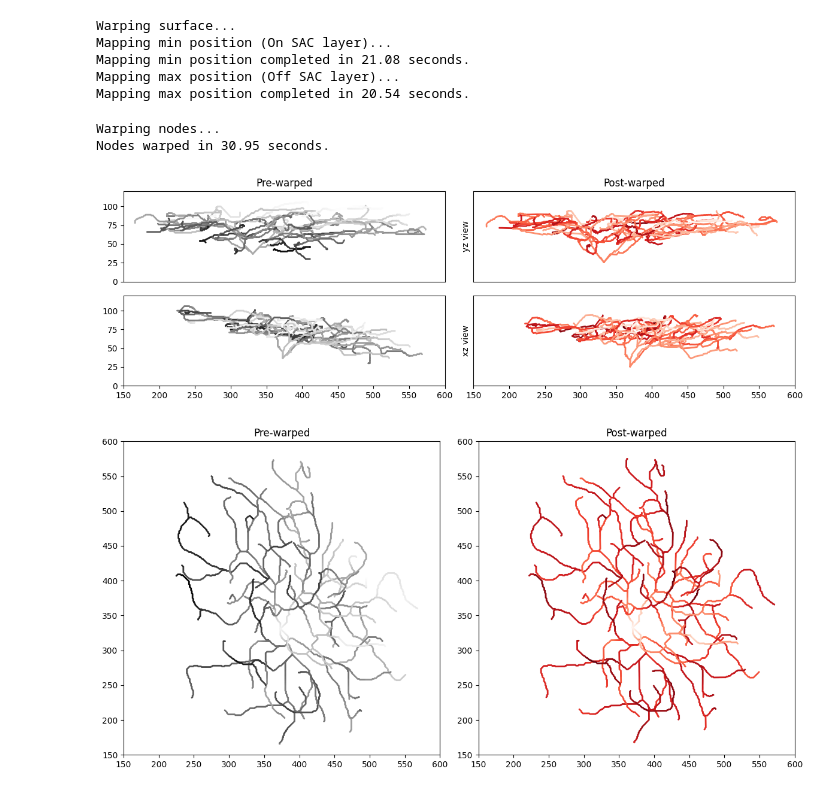
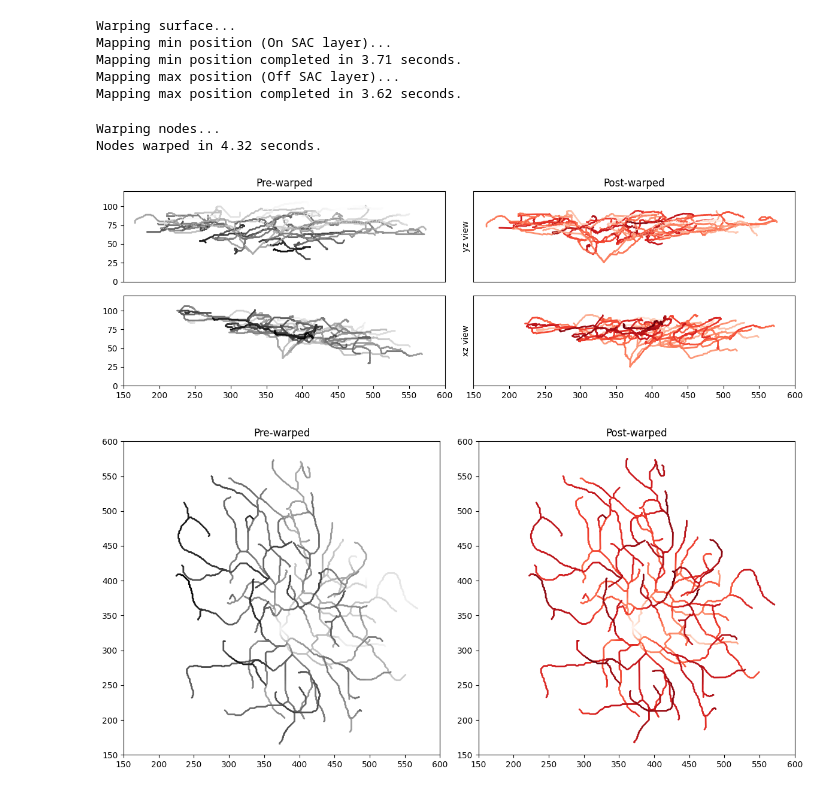
Before and after one commit to berenslab/pywarper, a Jupyter notebook: notebooks/example.ipynb, the cells around one changed output. Cells and saved outputs as stored; diff of their text form; code cells hidden in the pictures.

Commit message:
add: `conformal_jump` to `warp_arbor`

```diff
--- a/notebooks/example.ipynb
+++ b/notebooks/example.ipynb
@@ -30,16 +30,16 @@ thisvzminmesh, xgridmin, ygridmin = fit_surface(x=on_sac[0], y=on_sac[1], z=on_s
 # %%
 # fit quasi-conformally mapping
 arbor_boundaries = np.array([nodes[:, 0].min(), nodes[:, 0].max(), nodes[:, 1].min(), nodes[:, 1].max()])
-surface_mapping = warp_surface(thisvzminmesh, thisvzmaxmesh, arbor_boundaries, conformal_jump=1, verbose=True)
+surface_mapping = warp_surface(thisvzminmesh, thisvzmaxmesh, arbor_boundaries, conformal_jump=2, verbose=True)
 # %% [output]
 Warping surface...
 Mapping min position (On SAC layer)...
-Mapping min position completed in 21.08 seconds.
+Mapping min position completed in 3.71 seconds.
 Mapping max position (Off SAC layer)...
-Mapping max position completed in 20.54 seconds.
+Mapping max position completed in 3.62 seconds.
 # %%
 # warp the arbor
-warped_arbor = warp_arbor(nodes, edges, radii, surface_mapping, verbose=True)
+warped_arbor = warp_arbor(nodes, edges, radii, surface_mapping, conformal_jump=2, verbose=True)
 warped_nodes = warped_arbor["nodes"]
 
 # save as swc
@@ -53,43 +53,51 @@ warped_nodes = warped_arbor["nodes"]
 # df_warped_arbor.to_csv("warped_arbor.swc", sep="\t", index=False, header=False)
 # %% [output]
 Warping nodes...
-Nodes warped in 30.95 seconds.
+Nodes warped in 4.32 seconds.
 # %%
 import matplotlib.pyplot as plt
 mosaic = """
 AB
 CD
 """
 fig, ax = plt.subplot_mosaic(mosaic=mosaic, figsize=(12, 4))
 
+depth_order_pre = np.argsort(nodes[:, 1])  # ascending (far → near)
+sorted_nodes_pre = nodes[depth_order_pre]
+
+# Sort nodes for post-warped plot by depth (y-axis)
+depth_order_post = np.argsort(warped_nodes[:, 1])
+sorted_nodes_post = warped_nodes[depth_order_post]
+
+
 # pre-warped
-ax["A"].scatter(nodes[:, 1], nodes[:, 2], c=nodes[:, 0], s=1, alpha=1, cmap="Grays")
-ax["C"].scatter(nodes[:, 0], nodes[:, 2], c=nodes[:, 1], s=1, alpha=1, cmap="Grays")
+ax["A"].scatter(sorted_nodes_pre[:, 1], sorted_nodes_pre[:, 2], c=sorted_nodes_pre[:, 0], s=1, alpha=1, cmap="Grays")
+ax["C"].scatter(sorted_nodes_pre[:, 0], sorted_nodes_pre[:, 2], c=sorted_nodes_pre[:, 1], s=1, alpha=1, cmap="Grays")
 ax["A"].set_title("Pre-warped")
 
 # post-warped
-ax["B"].scatter(warped_nodes[:, 1], warped_nodes[:, 2], c=warped_nodes[:, 0], s=1, alpha=1, cmap="Reds")
-ax["D"].scatter(warped_nodes[:, 0], warped_nodes[:, 2], c=warped_nodes[:, 1], s=1, alpha=1, cmap="Reds")
+ax["B"].scatter(sorted_nodes_post[:, 1], sorted_nodes_post[:, 2], c=sorted_nodes_post[:, 0], s=1, alpha=1, cmap="Reds")
+ax["D"].scatter(sorted_nodes_post[:, 0], sorted_nodes_post[:, 2], c=sorted_nodes_post[:, 1], s=1, alpha=1, cmap="Reds")
 
 ax["B"].set_ylabel("yz view")
 ax["D"].set_ylabel("xz view")
 
 ax["B"].set_title("Post-warped")
 
 for i in ["A", "B", "C", "D"]:
 
     if not i in ['C', 'D']:
         ax[i].set_xticks([])
 
     if not i in ['A', 'C']:
         ax[i].set_yticks([])
 
     ax[i].set_ylim(0, 120)
     ax[i].set_xlim(150, 600)
 
 fig.tight_layout()
 # %% [output]
-[figure, old version]
+[figure, new version]
 # %%
 import matplotlib.pyplot as plt
 fig, ax = plt.subplots(1,2, figsize=(12, 6))
```
Also changed, not shown: parts of 2 cells of this notebook, 1 other file.
